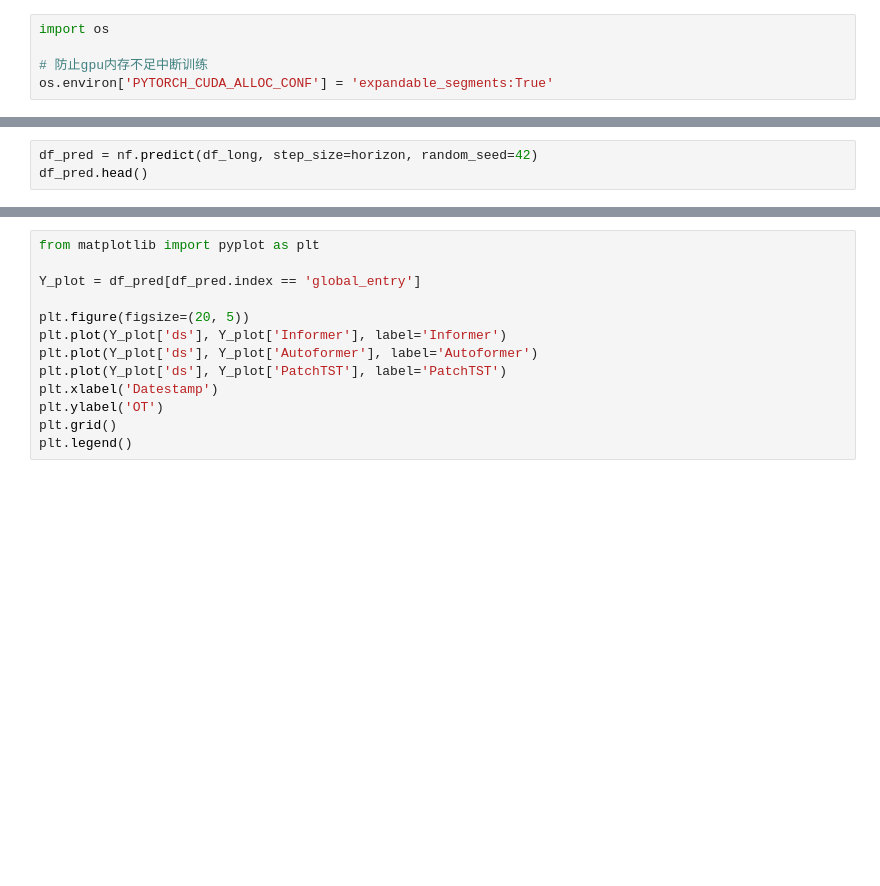
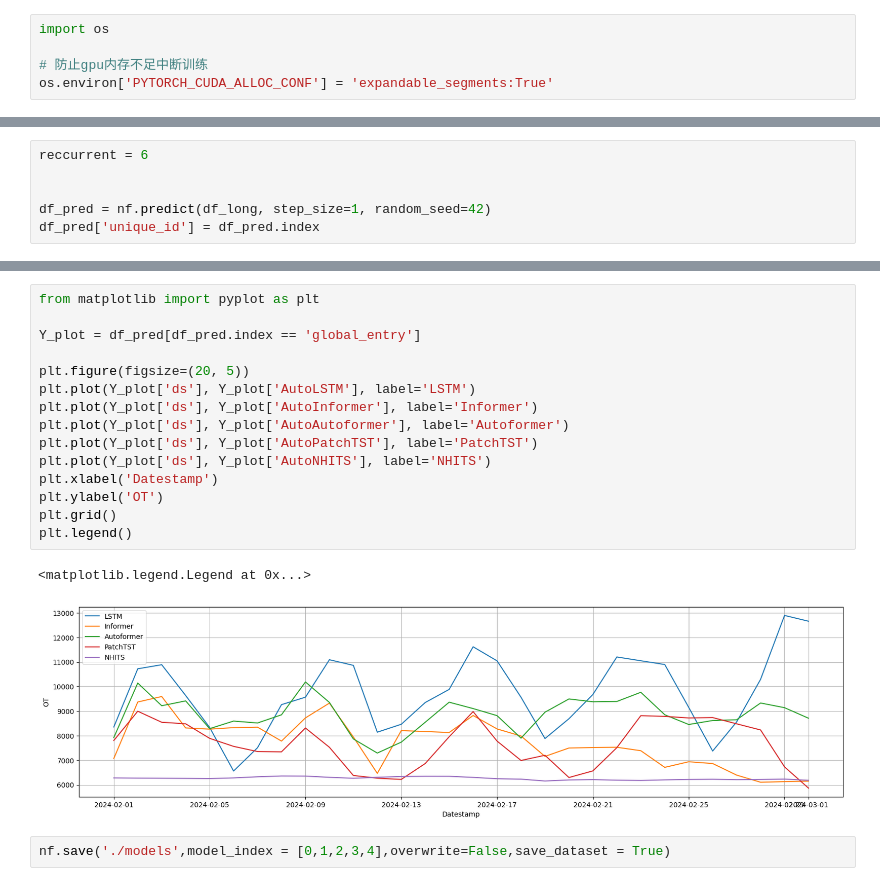
Before and after one commit to jiadol/Travel_Ml, a Jupyter notebook: notebooks/05_Prediction.ipynb, the cells around one changed output, grey strips where cells are left out. Cells and saved outputs as stored; diff of their text form; blank space fills up the shorter version.

```diff
--- a/notebooks/05_Prediction.ipynb
+++ b/notebooks/05_Prediction.ipynb
@@ -146,3 +324,6 @@ plt.show()
 # %%
-df_pred = nf.predict(df_long, step_size=horizon, random_seed=42)
-df_pred.head()
+reccurrent = 6
+
+
+df_pred = nf.predict(df_long, step_size=1, random_seed=42)
+df_pred['unique_id'] = df_pred.index
@@ -149,13 +340,20 @@ df_pred.head()
 # %%
 from matplotlib import pyplot as plt
 
 Y_plot = df_pred[df_pred.index == 'global_entry']
 
 plt.figure(figsize=(20, 5))
-plt.plot(Y_plot['ds'], Y_plot['Informer'], label='Informer')
-plt.plot(Y_plot['ds'], Y_plot['Autoformer'], label='Autoformer')
-plt.plot(Y_plot['ds'], Y_plot['PatchTST'], label='PatchTST')
+plt.plot(Y_plot['ds'], Y_plot['AutoLSTM'], label='LSTM')
+plt.plot(Y_plot['ds'], Y_plot['AutoInformer'], label='Informer')
+plt.plot(Y_plot['ds'], Y_plot['AutoAutoformer'], label='Autoformer')
+plt.plot(Y_plot['ds'], Y_plot['AutoPatchTST'], label='PatchTST')
+plt.plot(Y_plot['ds'], Y_plot['AutoNHITS'], label='NHITS')
 plt.xlabel('Datestamp')
 plt.ylabel('OT')
 plt.grid()
 plt.legend()
+# %% [output]
+<matplotlib.legend.Legend at 0x...>
+[figure, added]
+# %%
+nf.save('./models',model_index = [0,1,2,3,4],overwrite=False,save_dataset = True)
```
Also changed, not shown: parts of 8 cells of this notebook.
